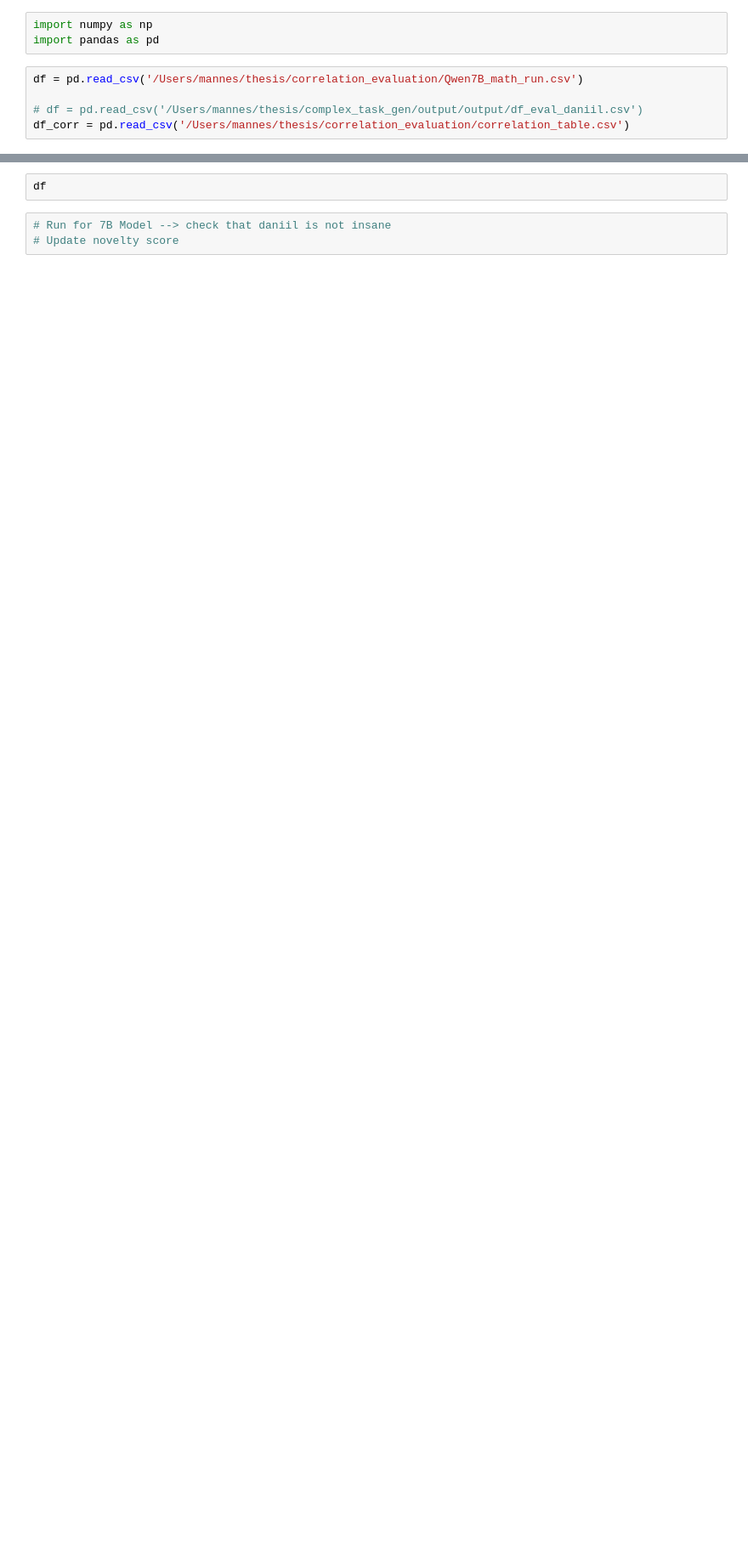
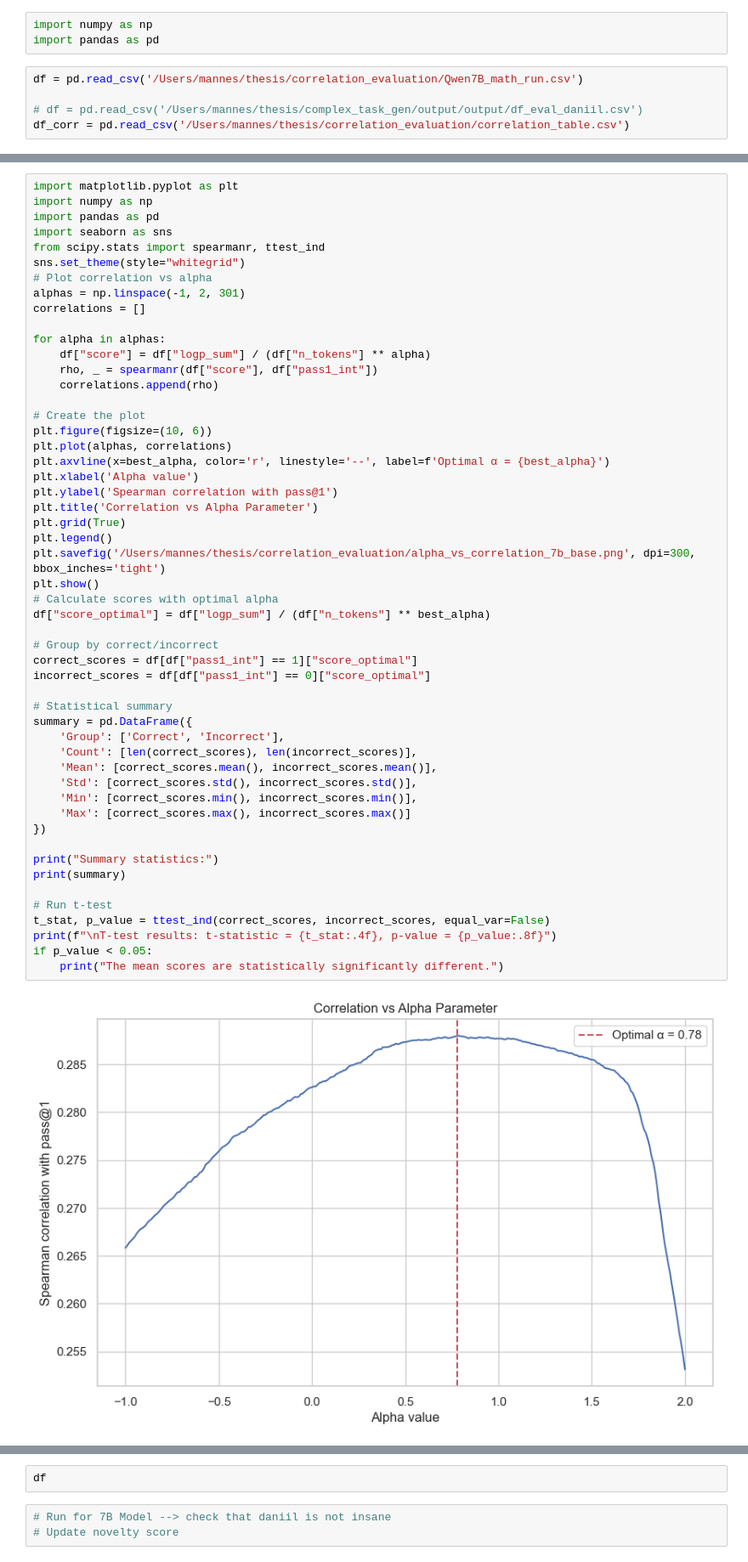
Before and after one commit to mannesm/complex-task-gen, a Jupyter notebook: actual_project/pipelines/probability_calculations/length_normalized_logp.ipynb, the cells around one changed output, grey strips where cells are left out. Shown at 85% size. Drawn from its saved outputs; the diff is of its cells as text; blank space fills up the shorter version.

Commit message:
Refactor file structure and enhance evaluation pipeline with new augmentation logic

```diff
--- a/actual_project/pipelines/probability_calculations/length_normalized_logp.ipynb
+++ b/actual_project/pipelines/probability_calculations/length_normalized_logp.ipynb
@@ -24,0 +27,54 @@ print(f"Best alpha: {best_alpha:.3f}, correlation: {best_corr:.3f}")
+# %%
+import matplotlib.pyplot as plt
+import numpy as np
+import pandas as pd
+import seaborn as sns
+from scipy.stats import spearmanr, ttest_ind
+sns.set_theme(style="whitegrid")
+# Plot correlation vs alpha
+alphas = np.linspace(-1, 2, 301)
+correlations = []
+
+for alpha in alphas:
+    df["score"] = df["logp_sum"] / (df["n_tokens"] ** alpha)
+    rho, _ = spearmanr(df["score"], df["pass1_int"])
+    correlations.append(rho)
+
+# Create the plot
+plt.figure(figsize=(10, 6))
+plt.plot(alphas, correlations)
+plt.axvline(x=best_alpha, color='r', linestyle='--', label=f'Optimal α = {best_alpha}')
+plt.xlabel('Alpha value')
+plt.ylabel('Spearman correlation with pass@1')
+plt.title('Correlation vs Alpha Parameter')
+plt.grid(True)
+plt.legend()
+plt.savefig('/Users/mannes/thesis/correlation_evaluation/alpha_vs_correlation_7b_base.png', dpi=300, bbox_inches='tight')
+plt.show()
+# Calculate scores with optimal alpha
+df["score_optimal"] = df["logp_sum"] / (df["n_tokens"] ** best_alpha)
+
+# Group by correct/incorrect
+correct_scores = df[df["pass1_int"] == 1]["score_optimal"]
+incorrect_scores = df[df["pass1_int"] == 0]["score_optimal"]
+
+# Statistical summary
+summary = pd.DataFrame({
+    'Group': ['Correct', 'Incorrect'],
+    'Count': [len(correct_scores), len(incorrect_scores)],
+    'Mean': [correct_scores.mean(), incorrect_scores.mean()],
+    'Std': [correct_scores.std(), incorrect_scores.std()],
+    'Min': [correct_scores.min(), incorrect_scores.min()],
+    'Max': [correct_scores.max(), incorrect_scores.max()]
+})
+
+print("Summary statistics:")
+print(summary)
+
+# Run t-test
+t_stat, p_value = ttest_ind(correct_scores, incorrect_scores, equal_var=False)
+print(f"\nT-test results: t-statistic = {t_stat:.4f}, p-value = {p_value:.8f}")
+if p_value < 0.05:
+    print("The mean scores are statistically significantly different.")
+# %% [output]
+[figure, added]
```
Also changed, not shown: parts of 9 cells of this notebook, 14 other files.
